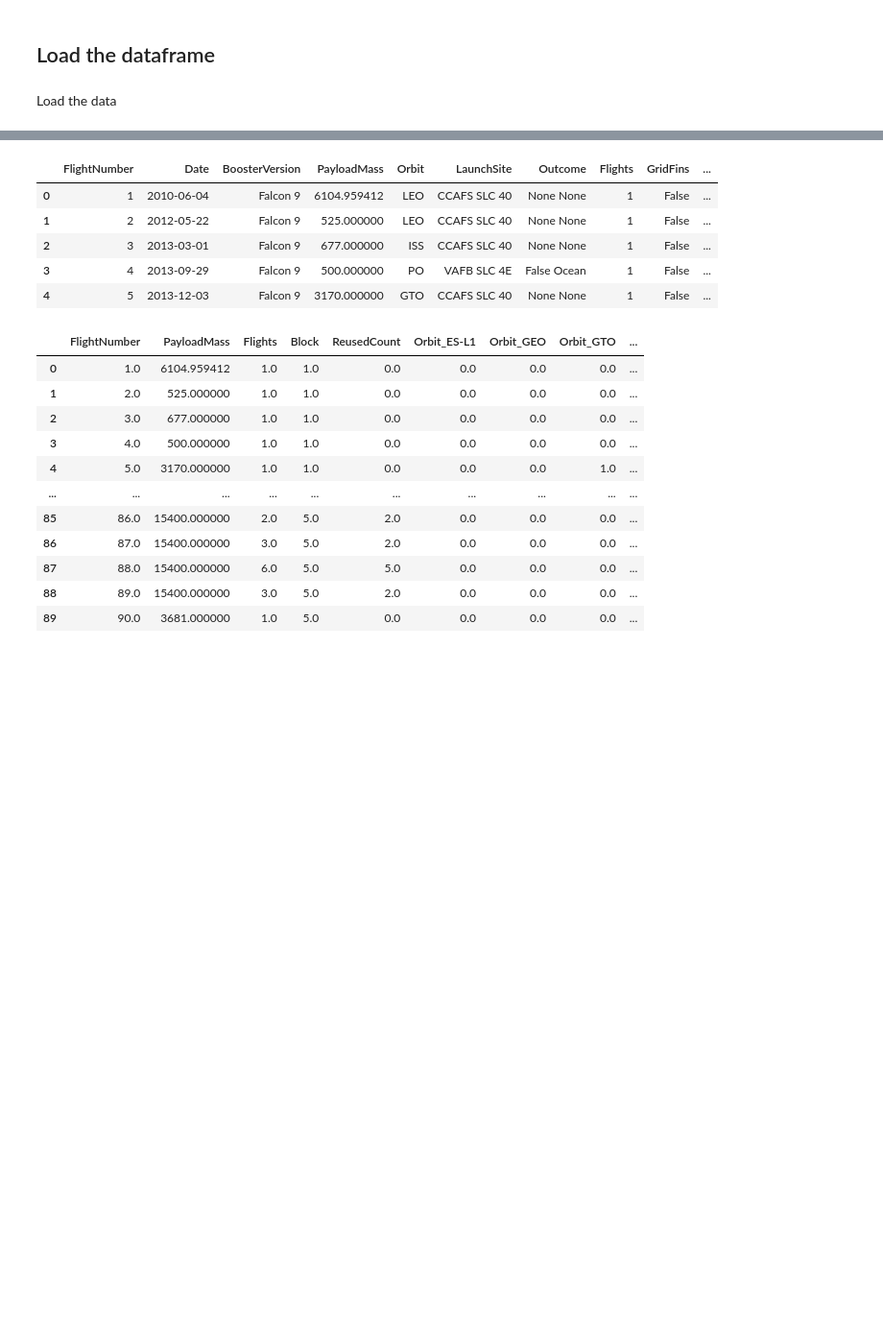
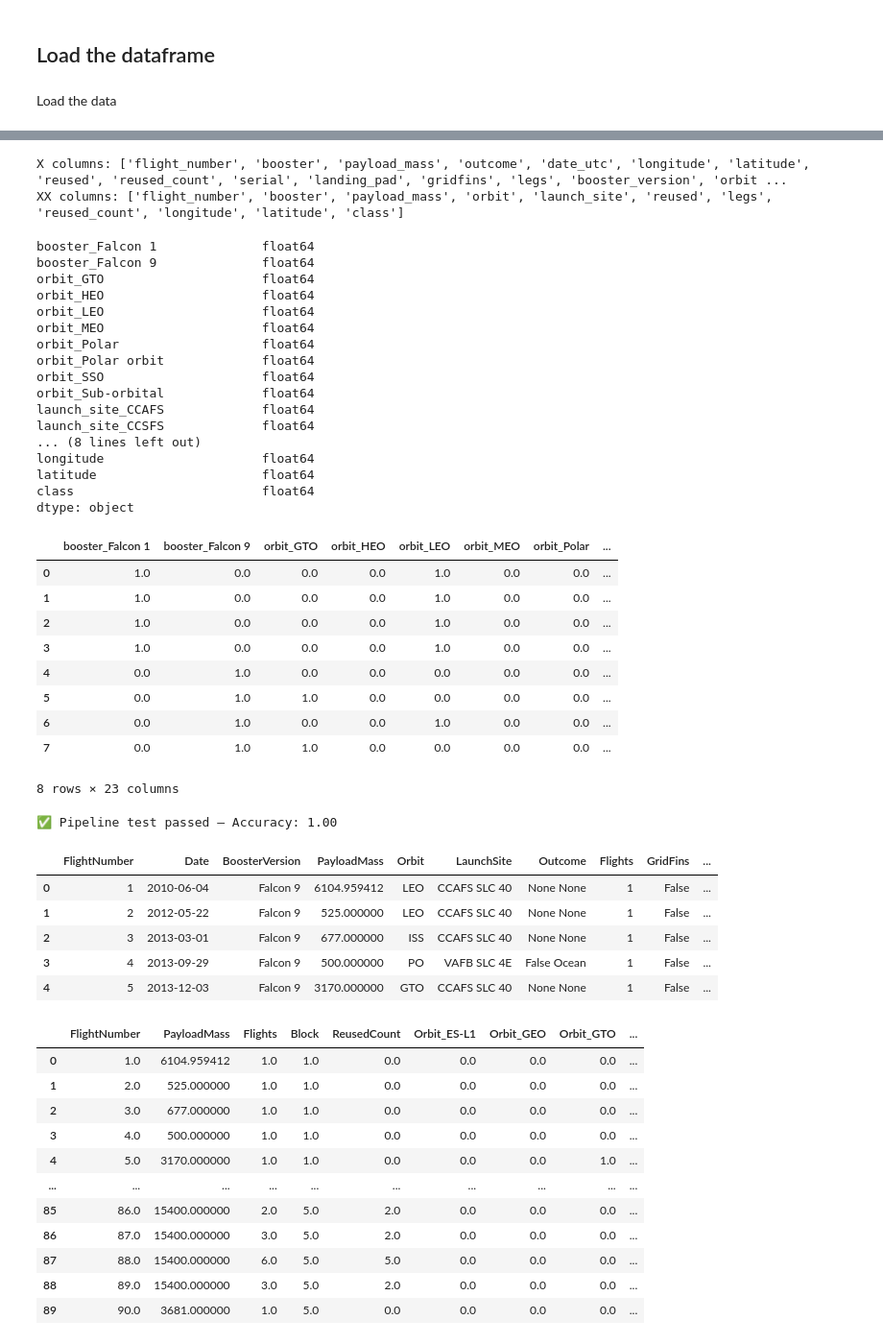
Before and after one commit to AntoineHocquet/spaceY, a Jupyter notebook: notebooks/m4_machine-learning-prediction.ipynb, the cells around one changed output, grey strips where cells are left out. Shown at 96% size. Saved outputs shown, nothing was run; the diff lists cells and outputs as text; code cells hidden in the pictures; blank space fills up the shorter version.

Commit message:
pipeline functional with logistic

```diff
--- a/notebooks/m4_machine-learning-prediction.ipynb
+++ b/notebooks/m4_machine-learning-prediction.ipynb
@@ -73,3 +75,8 @@ def plot_confusion_matrix(y,y_predict):
 ## Load the dataframe
 # %% [markdown]
 Load the data
+# %%
+#del X
+X = pd.read_csv("data/spacex_launch_dash.csv")
+print(X.head())
+X.dtypes
@@ -76,3 +122,75 @@ Load the data
+# %%
+from src.ml.features import select_features
+XX=select_features(X)
+print("X columns:", X.columns.tolist())
+print("XX columns:", XX.columns.tolist())
+# %% [output]
+X columns: ['flight_number', 'booster', 'payload_mass', 'outcome', 'date_utc', 'longitude', 'latitude', 'reused', 'reused_count', 'serial', 'landing_pad', 'gridfins', 'legs', 'booster_version', 'orbit ...
+XX columns: ['flight_number', 'booster', 'payload_mass', 'orbit', 'launch_site', 'reused', 'legs', 'reused_count', 'longitude', 'latitude', 'class']
+# %%
+categorical_columns=['booster', 'orbit','launch_site']
+preprocessor = ColumnTransformer(
+        transformers=[
+            ('cat', OneHotEncoder(handle_unknown='ignore'), categorical_columns)
+        ],
+        remainder='passthrough'
+    )
+XXX = preprocessor.fit_transform(XX).astype(float)
+new_columns = [name.split("__")[-1] for name in preprocessor.get_feature_names_out()]
+X_transformed = pd.DataFrame(XXX, columns=new_columns).head(9)
+print(X_transformed.dtypes)
+X_transformed.head(8)
+# %% [output]
+booster_Falcon 1              float64
+booster_Falcon 9              float64
+orbit_GTO                     float64
+orbit_HEO                     float64
+orbit_LEO                     float64
+orbit_MEO                     float64
+orbit_Polar                   float64
+orbit_Polar orbit             float64
+orbit_SSO                     float64
+orbit_Sub-orbital             float64
+launch_site_CCAFS             float64
+launch_site_CCSFS             float64
+... (8 lines left out)
+longitude                     float64
+latitude                      float64
+class                         float64
+dtype: object
+|  | booster_Falcon 1 | booster_Falcon 9 | orbit_GTO | orbit_HEO | orbit_LEO | orbit_MEO | orbit_Polar | ... |
+| 0 | 1.0 | 0.0 | 0.0 | 0.0 | 1.0 | 0.0 | 0.0 | ... |
+| 1 | 1.0 | 0.0 | 0.0 | 0.0 | 1.0 | 0.0 | 0.0 | ... |
+| 2 | 1.0 | 0.0 | 0.0 | 0.0 | 1.0 | 0.0 | 0.0 | ... |
+| 3 | 1.0 | 0.0 | 0.0 | 0.0 | 1.0 | 0.0 | 0.0 | ... |
+| 4 | 0.0 | 1.0 | 0.0 | 0.0 | 0.0 | 0.0 | 0.0 | ... |
+| 5 | 0.0 | 1.0 | 1.0 | 0.0 | 0.0 | 0.0 | 0.0 | ... |
+| 6 | 0.0 | 1.0 | 0.0 | 0.0 | 1.0 | 0.0 | 0.0 | ... |
+| 7 | 0.0 | 1.0 | 1.0 | 0.0 | 0.0 | 0.0 | 0.0 | ... |
+8 rows × 23 columns
+# %%
+# test_pipeline.py
+from src.ml.pipeline import create_pipeline
+from sklearn.datasets import load_iris
+from sklearn.model_selection import train_test_split
+
+# Load a toy dataset (Iris)
+X, y = load_iris(return_X_y=True)
+
+# Split into train/test
+X_train, X_test, y_train, y_test = train_test_split(X, y, test_size=0.2, random_state=42)
+
+# Create pipeline
+pipeline = create_pipeline(model_type="logistic", max_iter=200)
+
+# Train
+pipeline.fit(X_train, y_train)
+
+# Predict and evaluate
+score = pipeline.score(X_test, y_test)
+print(f"✅ Pipeline test passed — Accuracy: {score:.2f}")
+# %% [output]
+✅ Pipeline test passed — Accuracy: 1.00
 # %%
 import requests
 import io
```
Also changed, not shown: parts of 4 cells of this notebook, 11 other files.
